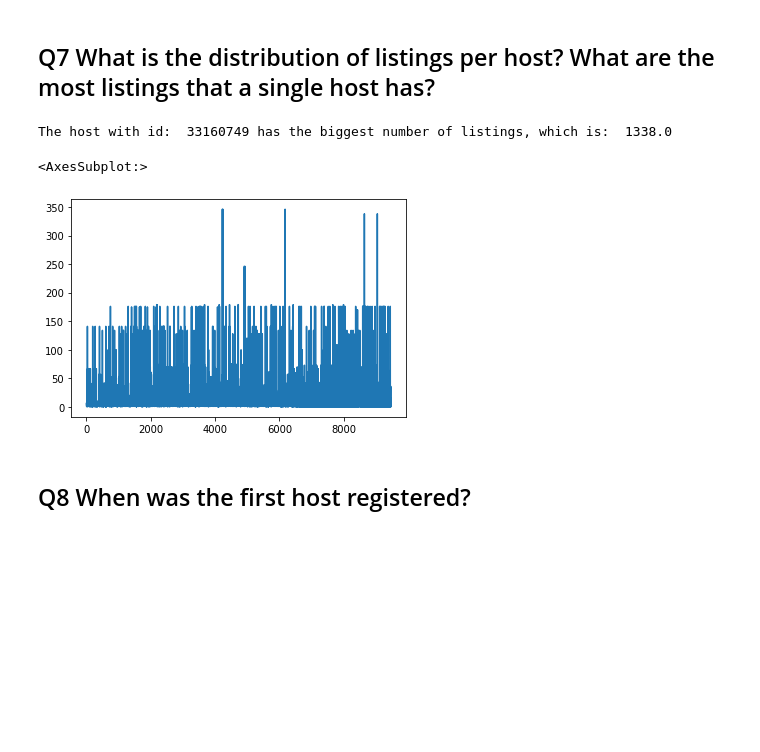
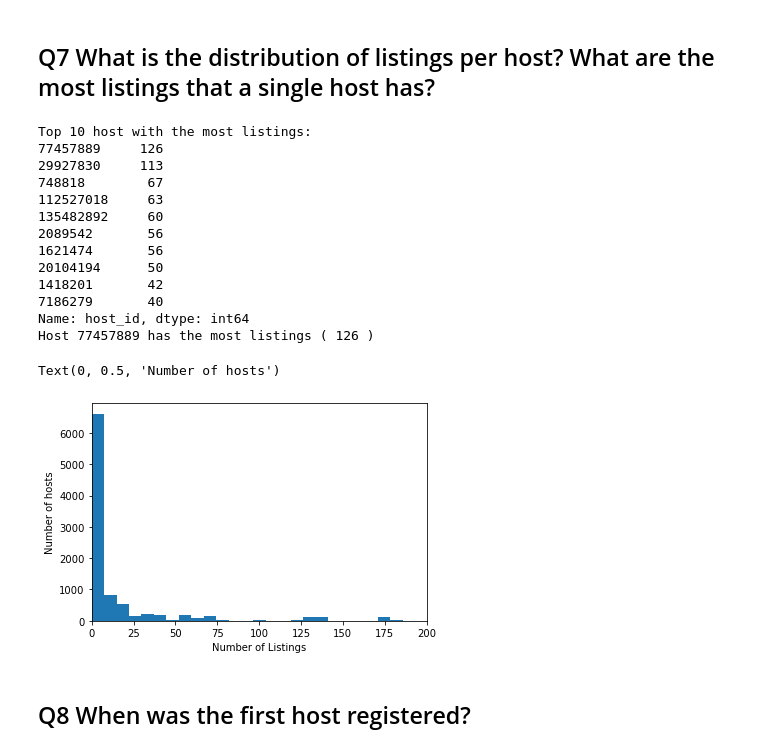
Before and after one commit to DimitrisTag/Price_predictions_Airbnb, a Jupyter notebook: Project_Code/D01.ipynb, the cells around one changed output. Drawn from its saved outputs; the diff is of its cells as text; code cells hidden in the pictures; blank space fills up the shorter version.

```diff
--- a/Project_Code/D01.ipynb
+++ b/Project_Code/D01.ipynb
@@ -110,17 +118,36 @@ Name: bedrooms, dtype: int64
 # %% [markdown]
 ## Q7 What is the distribution of listings per host? What are the most listings that a single host has?
-# %%
-index = df['host_listings_count'].idxmax()
-most_listings = df.loc[df.index[index], 'host_listings_count']
-id_most = df.loc[df.index[index], 'id']
-print('The host with id: ', id_most, 'has the biggest number of listings, which is: ', most_listings)
-
-df = df.loc[df['host_listings_count'] < 600]
-df['host_listings_count'].plot() #distribution without outliers
-# %% [output]
-The host with id:  33160749 has the biggest number of listings, which is:  1338.0
-<AxesSubplot:>
-[figure, removed]
+# %%
+id = df['host_id'].value_counts().head(10)
+print('Top 10 host with the most listings:')
+print(id.sort_values(ascending=False))
+c = id.sort_values(ascending=False)
+print
+print('Host',c.index[0],'has the most listings','(',c.values[0],')')
+
+
+## Distribution
+
+df['host_listings_count'].plot.hist(bins = int(180/1))
+plt.xlim(0,200)
+plt.xlabel('Number of Listings')
+plt.ylabel('Number of hosts')
+# %% [output]
+Top 10 host with the most listings:
+77457889     126
+29927830     113
+748818        67
+112527018     63
+135482892     60
+2089542       56
+1621474       56
+20104194      50
+1418201       42
+7186279       40
+Name: host_id, dtype: int64
+Host 77457889 has the most listings ( 126 )
+Text(0, 0.5, 'Number of hosts')
+[figure, added]
 # %% [markdown]
 ## Q8 When was the first host registered?
 # %%
```
Also changed, not shown: parts of 13 cells of this notebook.
